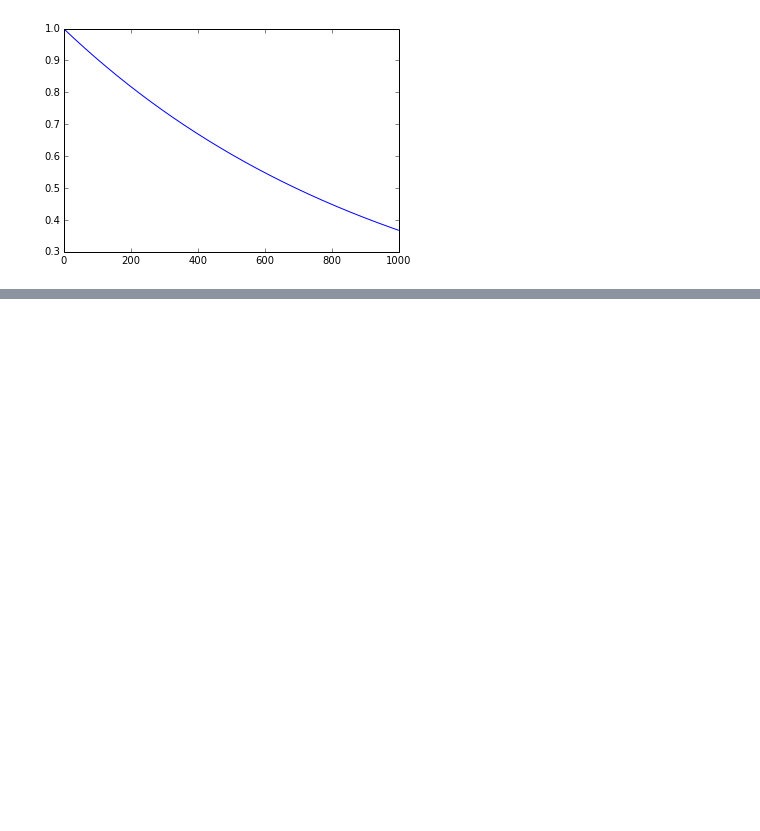
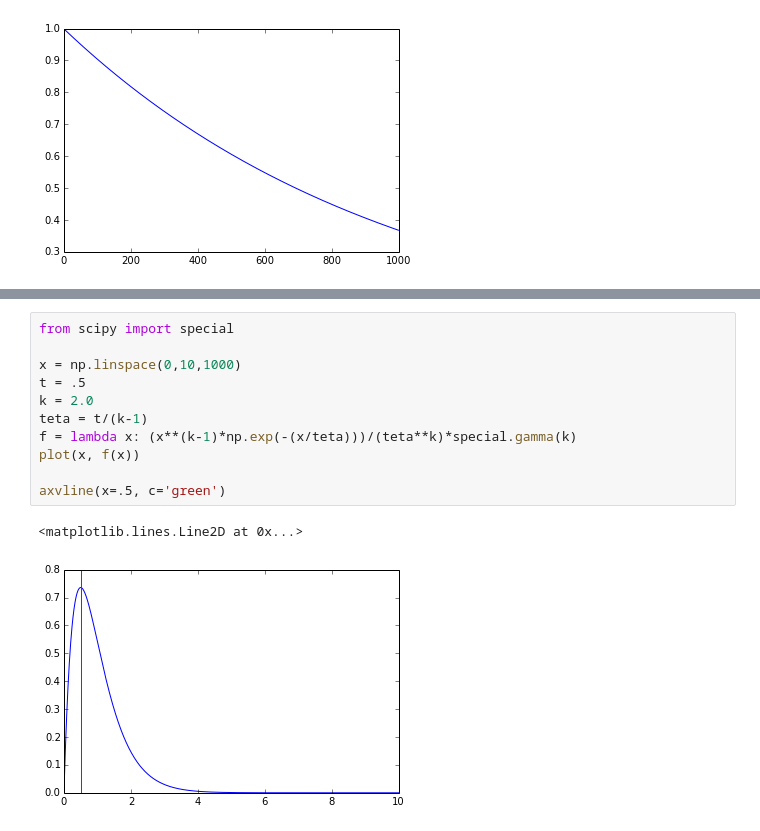
Before and after one commit to hoarf/el_farol_multibar, a Jupyter notebook: problem-exploration.ipynb, the cells around one changed output, grey strips where cells are left out. Cells and saved outputs as stored; diff of their text form; blank space fills up the shorter version.

```diff
--- a/problem-exploration.ipynb
+++ b/problem-exploration.ipynb
@@ -109,0 +136,14 @@ plot(x, [g() for _ in x])
+# %%
+from scipy import special
+
+x = np.linspace(0,10,1000)
+t = .5
+k = 2.0
+teta = t/(k-1)
+f = lambda x: (x**(k-1)*np.exp(-(x/teta)))/(teta**k)*special.gamma(k)
+plot(x, f(x))
+
+axvline(x=.5, c='green')
+# %% [output]
+<matplotlib.lines.Line2D at 0x...>
+[figure, added]
```
Also changed, not shown: parts of 5 cells of this notebook, 6 other files.
